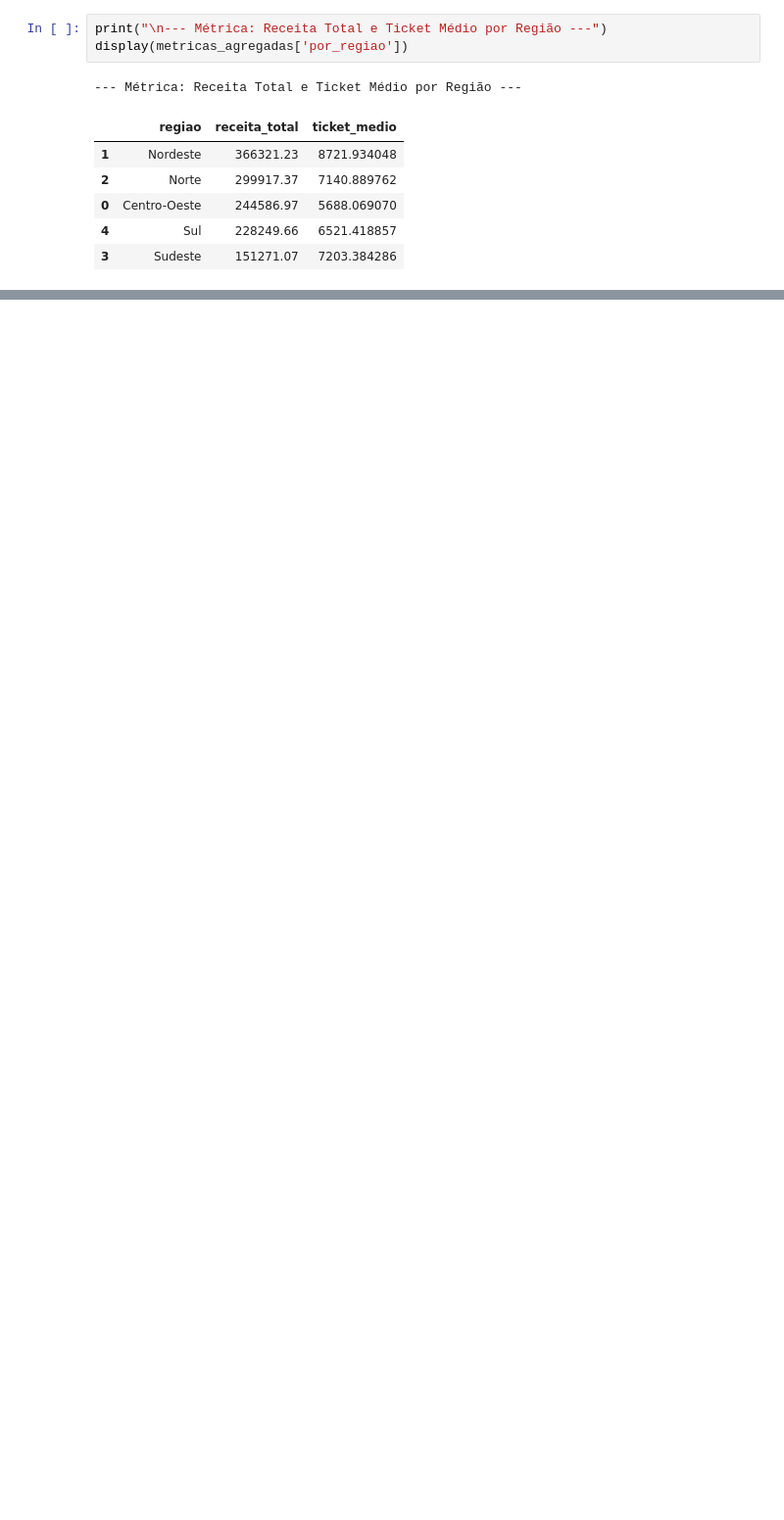
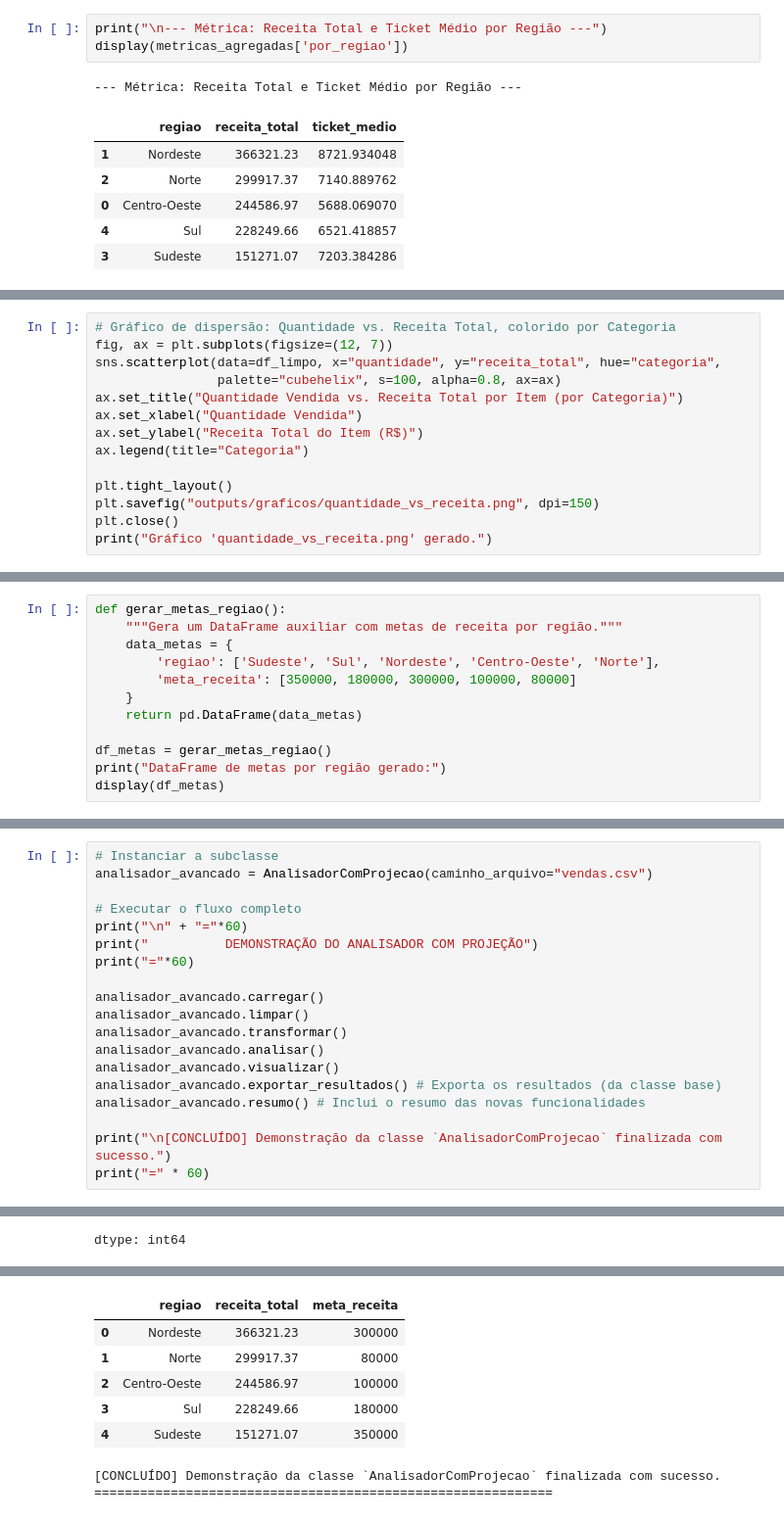
Before and after one commit to nemseibr/SCTEC2026.SALESINSIGHT.PY, a Jupyter notebook: SCTEC2026.SALESINSIGHT/PROJETO_SALESINSIGHT/salesinsight.ipynb, the cells around one changed output, grey strips where cells are left out. Shown at 98% size. Cells and saved outputs as stored; diff of their text form; blank space fills up the shorter version.

```diff
--- a/SCTEC2026.SALESINSIGHT/PROJETO_SALESINSIGHT/salesinsight.ipynb
+++ b/SCTEC2026.SALESINSIGHT/PROJETO_SALESINSIGHT/salesinsight.ipynb
@@ -531,0 +741,14 @@ display(metricas_agregadas['por_regiao'])
+# %%
+# Gráfico de dispersão: Quantidade vs. Receita Total, colorido por Categoria
+fig, ax = plt.subplots(figsize=(12, 7))
+sns.scatterplot(data=df_limpo, x="quantidade", y="receita_total", hue="categoria",
+                palette="cubehelix", s=100, alpha=0.8, ax=ax)
+ax.set_title("Quantidade Vendida vs. Receita Total por Item (por Categoria)")
+ax.set_xlabel("Quantidade Vendida")
+ax.set_ylabel("Receita Total do Item (R$)")
+ax.legend(title="Categoria")
+
+plt.tight_layout()
+plt.savefig("outputs/graficos/quantidade_vs_receita.png", dpi=150)
+plt.close()
+print("Gráfico 'quantidade_vs_receita.png' gerado.")
@@ -531,0 +1386,12 @@ display(metricas_agregadas['por_regiao'])
+# %%
+def gerar_metas_regiao():
+    """Gera um DataFrame auxiliar com metas de receita por região."""
+    data_metas = {
+        'regiao': ['Sudeste', 'Sul', 'Nordeste', 'Centro-Oeste', 'Norte'],
+        'meta_receita': [350000, 180000, 300000, 100000, 80000]
+    }
+    return pd.DataFrame(data_metas)
+
+df_metas = gerar_metas_regiao()
+print("DataFrame de metas por região gerado:")
+display(df_metas)
@@ -531,0 +1568,20 @@ display(metricas_agregadas['por_regiao'])
+# %%
+# Instanciar a subclasse
+analisador_avancado = AnalisadorComProjecao(caminho_arquivo="vendas.csv")
+
+# Executar o fluxo completo
+print("\n" + "="*60)
+print("          DEMONSTRAÇÃO DO ANALISADOR COM PROJEÇÃO")
+print("="*60)
+
+analisador_avancado.carregar()
+analisador_avancado.limpar()
+analisador_avancado.transformar()
+analisador_avancado.analisar()
+analisador_avancado.visualizar()
+analisador_avancado.exportar_resultados() # Exporta os resultados (da classe base)
+analisador_avancado.resumo() # Inclui o resumo das novas funcionalidades
+
+print("\n[CONCLUÍDO] Demonstração da classe `AnalisadorComProjecao` finalizada com sucesso.")
+print("=" * 60)
+# %% [output]
@@ -531,0 +1610 @@ display(metricas_agregadas['por_regiao'])
+dtype: int64
@@ -531,0 +1631,8 @@ display(metricas_agregadas['por_regiao'])
+|  | regiao | receita_total | meta_receita |
+| 0 | Nordeste | 366321.23 | 300000 |
+| 1 | Norte | 299917.37 | 80000 |
+| 2 | Centro-Oeste | 244586.97 | 100000 |
+| 3 | Sul | 228249.66 | 180000 |
+| 4 | Sudeste | 151271.07 | 350000 |
+[CONCLUÍDO] Demonstração da classe `AnalisadorComProjecao` finalizada com sucesso.
+============================================================
```
Also changed, not shown: parts of 48 cells of this notebook.
